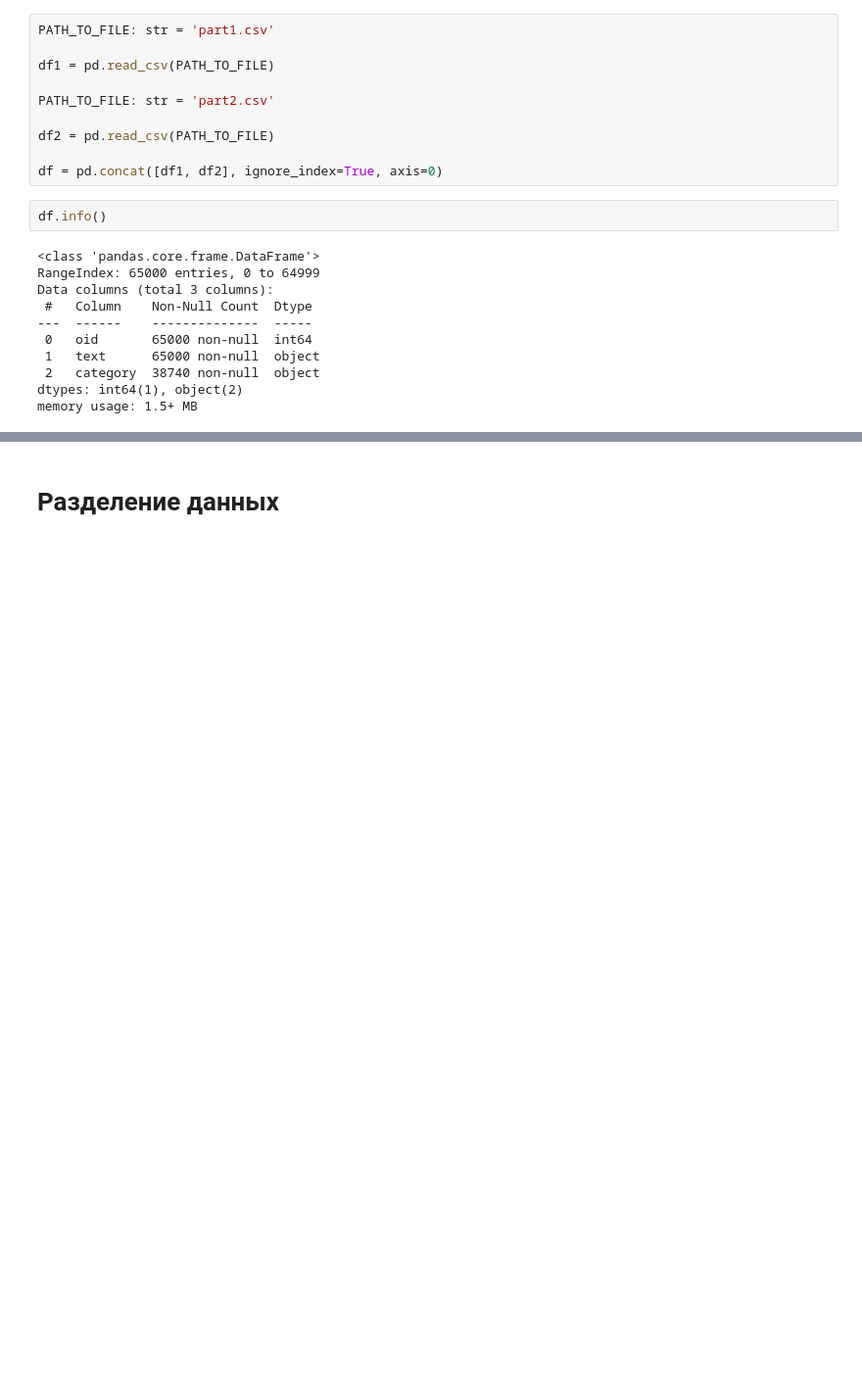
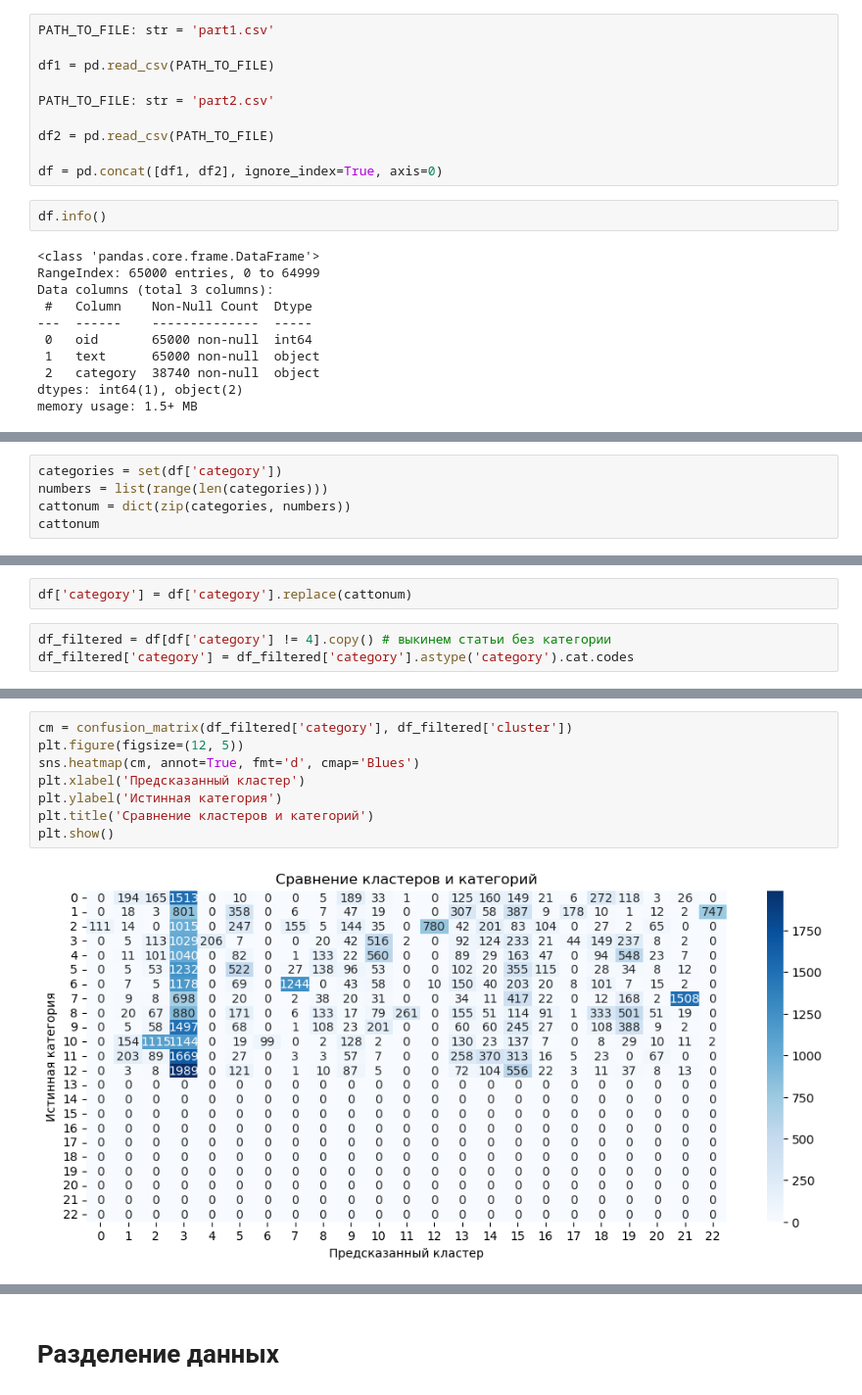
Before and after one commit to Atsumire/MOSI, a Jupyter notebook: MOSI_DZ-5/MOSI_DZ-5.ipynb, the cells around one changed output, grey strips where cells are left out. Shown: that part at 98% size. Cells and saved outputs as stored; diff of their text form; blank space fills up the shorter version.

```diff
--- a/MOSI_DZ-5/MOSI_DZ-5.ipynb
+++ b/MOSI_DZ-5/MOSI_DZ-5.ipynb
@@ -37,0 +173,5 @@ memory usage: 1.5+ MB
+# %%
+categories = set(df['category'])
+numbers = list(range(len(categories)))
+cattonum = dict(zip(categories, numbers))
+cattonum
@@ -37,0 +193,5 @@ memory usage: 1.5+ MB
+# %%
+df['category'] = df['category'].replace(cattonum)
+# %%
+df_filtered = df[df['category'] != 4].copy() # выкинем статьи без категории
+df_filtered['category'] = df_filtered['category'].astype('category').cat.codes
@@ -37,0 +207,10 @@ memory usage: 1.5+ MB
+# %%
+cm = confusion_matrix(df_filtered['category'], df_filtered['cluster'])
+plt.figure(figsize=(12, 5))
+sns.heatmap(cm, annot=True, fmt='d', cmap='Blues')
+plt.xlabel('Предсказанный кластер')
+plt.ylabel('Истинная категория')
+plt.title('Сравнение кластеров и категорий')
+plt.show()
+# %% [output]
+[figure, added]
```
Also changed, not shown: parts of 28 cells of this notebook.
